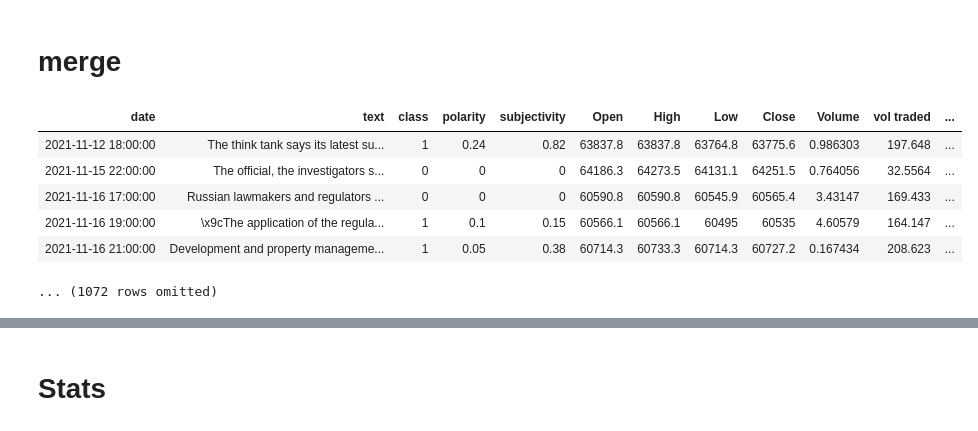
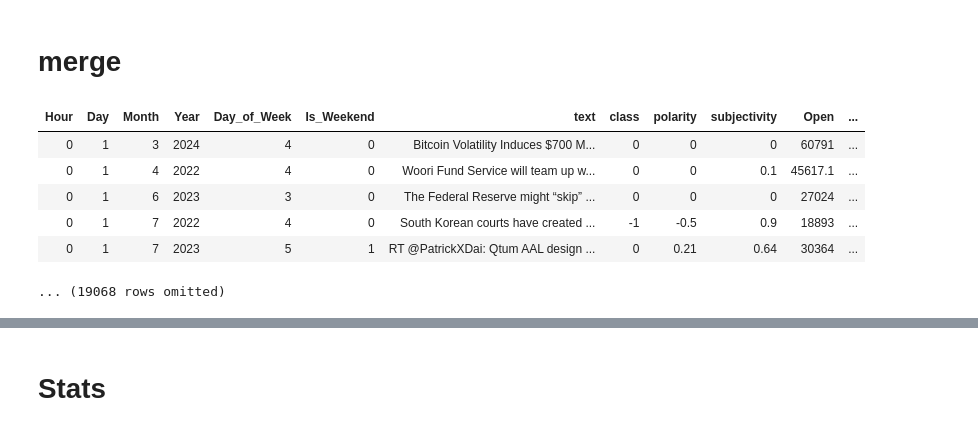
Before and after one commit to shivaansh81001/btc-prediction, a Jupyter notebook: btc_data_test.ipynb, the cells around one changed output, grey strips where cells are left out. Saved outputs shown, nothing was run; the diff lists cells and outputs as text; code cells hidden in the pictures.

```diff
--- a/btc_data_test.ipynb
+++ b/btc_data_test.ipynb
@@ -317,3 +491,6 @@ news.sort("date",descending=True).show(5)
+# %%
+news= Table().from_df(news)
+news = news.drop("date")
 # %%
 news=news.drop("subject")
 # %% [markdown]
@@ -335,6 +512,19 @@ created_sentiment.show(1)
 | date | text | class | polarity | subjectivity |
 | 2017-11-12 15:00:00 | Bitcoin Gold Defies Gravity, But ... | 1 | -0.38 | 0.62 |
 ... (11024 rows omitted)
+# %%
+created_sentiment= created_sentiment.to_df()
+# %%
+created_sentiment['date'] = pd.to_datetime(created_sentiment['date'],format='%Y-%d-%m %H:%M:%S')
+created_sentiment['Hour'] = created_sentiment['date'].dt.hour
+created_sentiment['Day'] = created_sentiment['date'].dt.day
+created_sentiment['Month'] = created_sentiment['date'].dt.month
+created_sentiment['Year'] = created_sentiment['date'].dt.year
+created_sentiment['Day_of_Week'] = created_sentiment['date'].dt.dayofweek
+created_sentiment['Is_Weekend'] = (created_sentiment['Day_of_Week'] >= 5).astype(int)
+# %%
+created_sentiment= Table().from_df(created_sentiment)
+created_sentiment = created_sentiment.drop("date")
 # %% [markdown]
 # append news #
 # %%
@@ -411,16 +601,16 @@ news.show(3)
 # %% [markdown]
 # merge #
 # %%
-merged_table = news.join("date",data,"Timestamp")
+merged_table = news.join(['Hour','Day','Month','Year','Day_of_Week','Is_Weekend'],data,['Hour','Day','Month','Year','Day_of_Week','Is_Weekend'])
 merged_table.show(5)
 # %% [output]
-| date | text | class | polarity | subjectivity | Open | High | Low | Close | Volume | vol traded | ... |
-| 2021-11-12 18:00:00 | The think tank says its latest su... | 1 | 0.24 | 0.82 | 63837.8 | 63837.8 | 63764.8 | 63775.6 | 0.986303 | 197.648 | ... |
-| 2021-11-15 22:00:00 | The official, the investigators s... | 0 | 0 | 0 | 64186.3 | 64273.5 | 64131.1 | 64251.5 | 0.764056 | 32.5564 | ... |
-| 2021-11-16 17:00:00 | Russian lawmakers and regulators ... | 0 | 0 | 0 | 60590.8 | 60590.8 | 60545.9 | 60565.4 | 3.43147 | 169.433 | ... |
-| 2021-11-16 19:00:00 | \x9cThe application of the regula... | 1 | 0.1 | 0.15 | 60566.1 | 60566.1 | 60495 | 60535 | 4.60579 | 164.147 | ... |
-| 2021-11-16 21:00:00 | Development and property manageme... | 1 | 0.05 | 0.38 | 60714.3 | 60733.3 | 60714.3 | 60727.2 | 0.167434 | 208.623 | ... |
+| Hour | Day | Month | Year | Day_of_Week | Is_Weekend | text | class | polarity | subjectivity | Open | ... |
+| 0 | 1 | 3 | 2024 | 4 | 0 | Bitcoin Volatility Induces $700 M... | 0 | 0 | 0 | 60791 | ... |
+| 0 | 1 | 4 | 2022 | 4 | 0 | Woori Fund Service will team up w... | 0 | 0 | 0.1 | 45617.1 | ... |
+| 0 | 1 | 6 | 2023 | 3 | 0 | The Federal Reserve might “skip” ... | 0 | 0 | 0 | 27024 | ... |
+| 0 | 1 | 7 | 2022 | 4 | 0 | South Korean courts have created ... | -1 | -0.5 | 0.9 | 18893 | ... |
+| 0 | 1 | 7 | 2023 | 5 | 1 | RT @PatrickXDai: Qtum AAL design ... | 0 | 0.21 | 0.64 | 30364 | ... |
-... (1072 rows omitted)
+... (19068 rows omitted)
 # %%
 merged_table = merged_table.drop('bitcoin','text','title','subject')
 # %%
```
Also changed, not shown: parts of 35 cells of this notebook.
